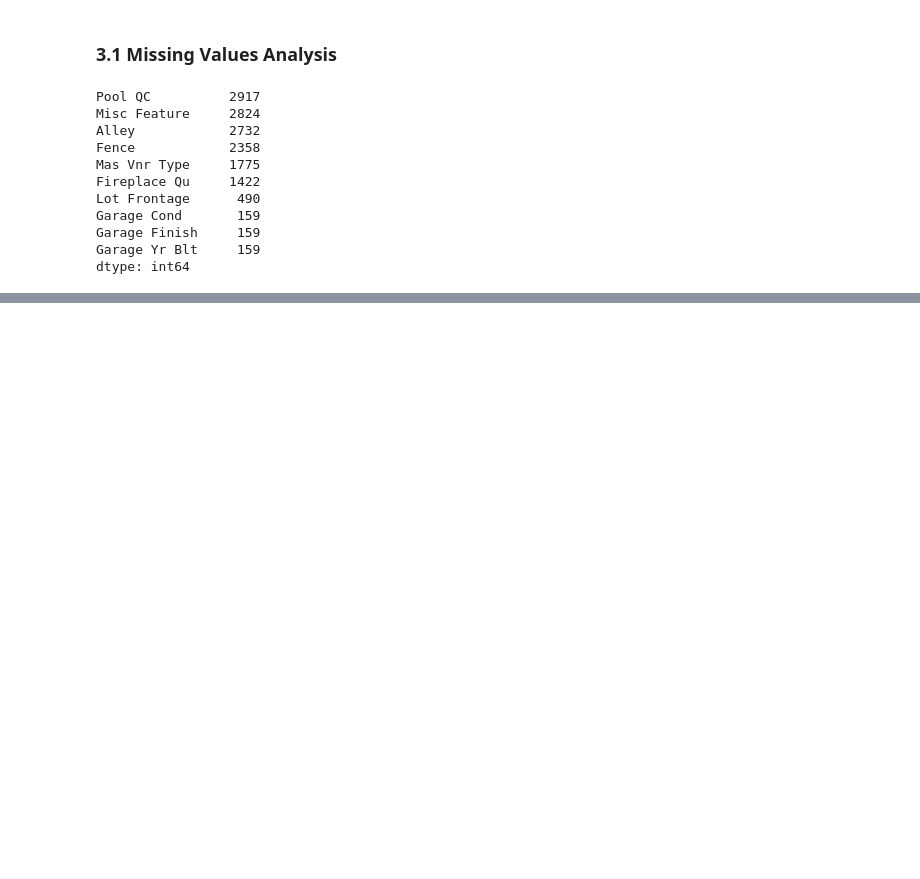
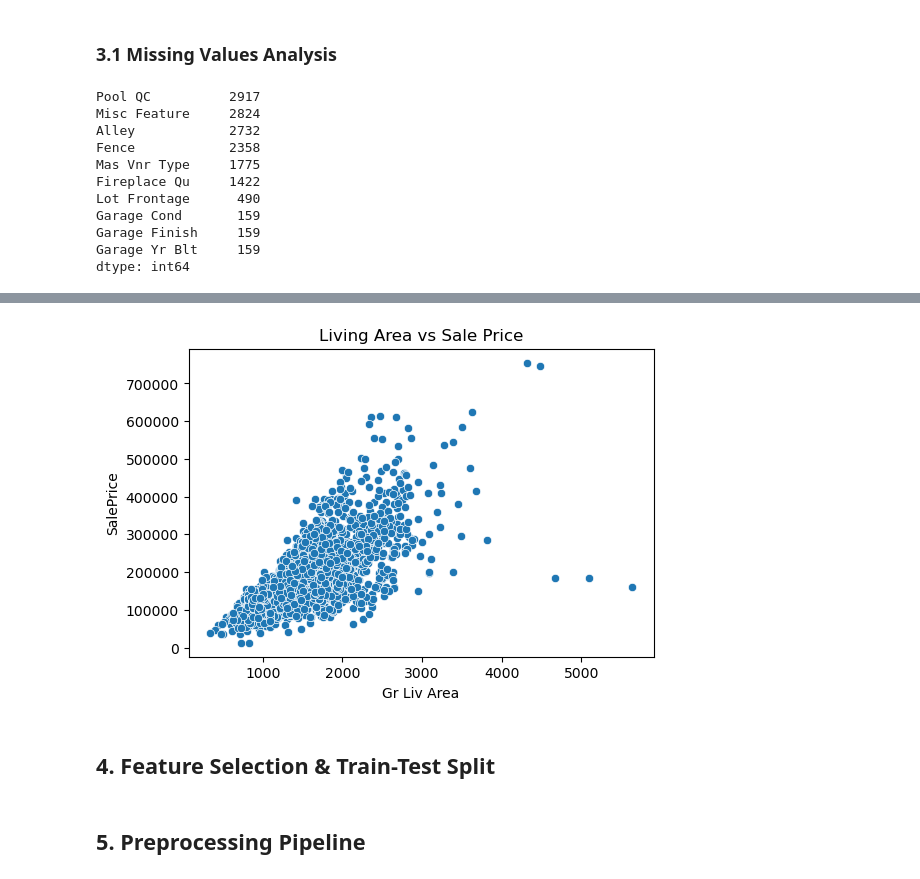
Before and after one commit to pabisha0098/Artificial-Intelligence-Coursework, a Jupyter notebook: 22067308_PabishaBhatta.ipynb, the cells around one changed output, grey strips where cells are left out. Drawn from its saved outputs; the diff is of its cells as text; code cells hidden in the pictures; blank space fills up the shorter version.

```diff
--- a/22067308_PabishaBhatta.ipynb
+++ b/22067308_PabishaBhatta.ipynb
@@ -84,0 +113,9 @@ dtype: int64
+# %%
+plt.figure(figsize=(6,4))
+sns.scatterplot(x=df["Gr Liv Area"], y=df[TARGET_COL])
+plt.title("Living Area vs Sale Price")
+plt.show()
+# %% [output]
+[figure, added]
+# %% [markdown]
+## 4. Feature Selection & Train-Test Split
@@ -84,0 +131,2 @@ dtype: int64
+# %% [markdown]
+## 5. Preprocessing Pipeline
```
Also changed, not shown: parts of 17 cells of this notebook.
